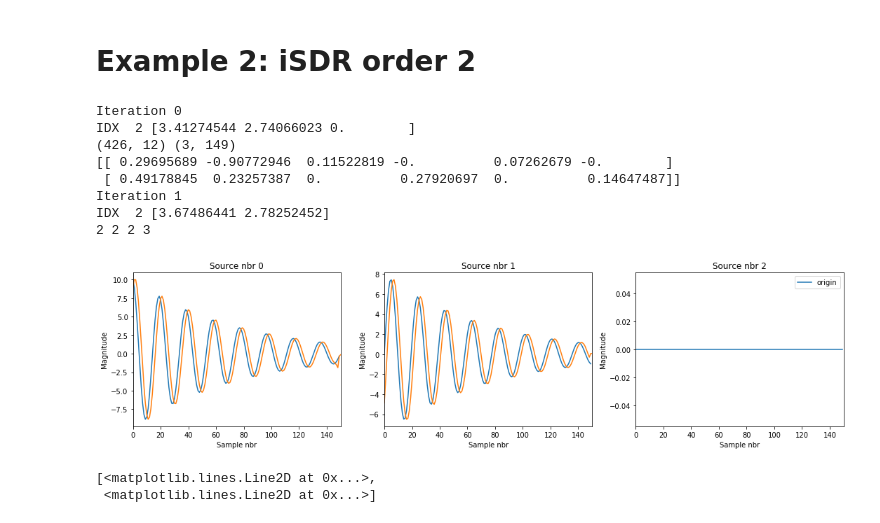
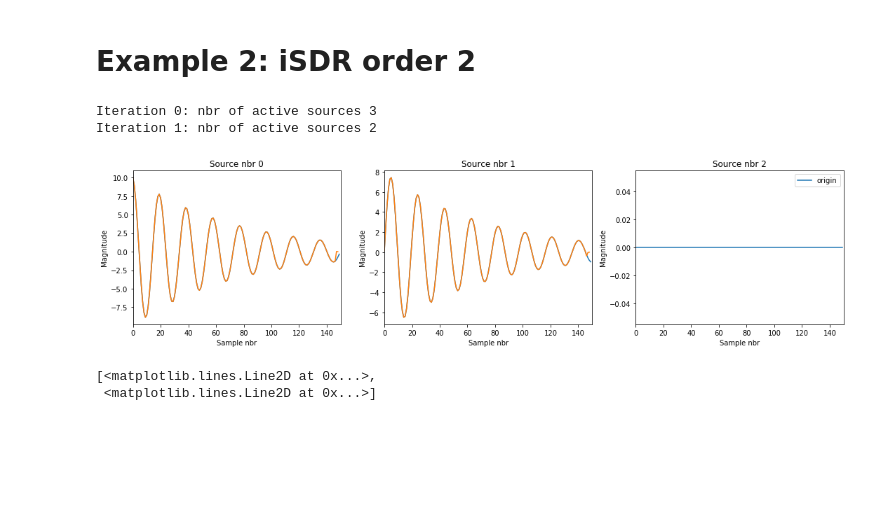
Before and after one commit to BBELAOUCHA/iSDR_cython, a Jupyter notebook: examples/iSDR_example.ipynb, the cells around one changed output. Drawn from its saved outputs; the diff is of its cells as text; code cells hidden in the pictures; blank space fills up the shorter version.

```diff
--- a/examples/iSDR_example.ipynb
+++ b/examples/iSDR_example.ipynb
@@ -36,7 +45,7 @@ for i in range(n_s):
     plt.subplot(1,n_s, i+1)
     plt.plot(J[i, :], label='origin')
     if i < R.shape[0]:
-        plt.plot(R[i, :], label='reconstructed')
+        plt.plot(R[i, m_p - 1:], label='reconstructed')
     plt.title('Source nbr %s'%i)
     plt.xlim(0, J.shape[1])
     plt.xlabel('Sample nbr')
@@ -50,36 +59,30 @@ plt.tight_layout()
 # %%
 G_2 = np.zeros((n_c, n_s*2))
 G_2[:, n_s:] = np.dot(G, A)
-cl = ciSDR.linear_model.iSDR(l21_ratio=1e-10, la=1e-2, tol=1e-12, max_iter=10000)
+cl = ciSDR.linear_model.iSDR(l21_ratio=1e-10, la=1e-3, tol=1e-12, max_iter=10000)
 m_p = 3
 Atmp = np.zeros((n_s, n_s*m_p))
 Atmp[:, -n_s:] = np.eye(n_s)
 cl.solver(G, M, SC, nbr_iter=10, model_p=m_p, A=Atmp, method='lasso')
 R = cl.coef_
 # %% [output]
-Iteration 0
-IDX  2 [3.41274544 2.74066023 0.        ]
-(426, 12) (3, 149)
-[[ 0.29695689 -0.90772946  0.11522819 -0.          0.07262679 -0.        ]
- [ 0.49178845  0.23257387  0.          0.27920697  0.          0.14647487]]
-Iteration 1
-IDX  2 [3.67486441 2.78252452]
-2 2 2 3
+Iteration 0: nbr of active sources 3
+Iteration 1: nbr of active sources 2
 # %%
 plt.figure(figsize=(15,4))
 for i in range(n_s):
     plt.subplot(1,n_s, i+1)
     plt.plot(J[i, :], label='origin')
     if i < R.shape[0]:
-        plt.plot(R[i, :], label='reconstructed')
+        plt.plot(R[i, m_p - 1:], label='reconstructed')
     plt.title('Source nbr %s'%i)
     plt.xlim(0, J.shape[1])
     plt.xlabel('Sample nbr')
     plt.ylabel('Magnitude')
 plt.legend()
 plt.tight_layout()
 # %% [output]
-[figure, old version]
+[figure, new version]
 # %%
 for i in range(m_p, n_t):
     R[:, i] = 0
```
Also changed, not shown: parts of 8 cells of this notebook, 1 other file.
